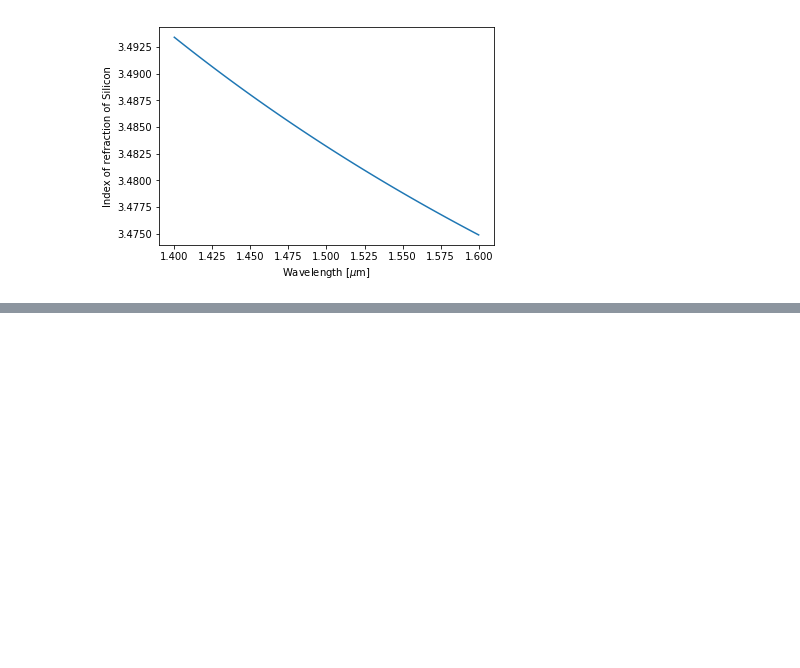
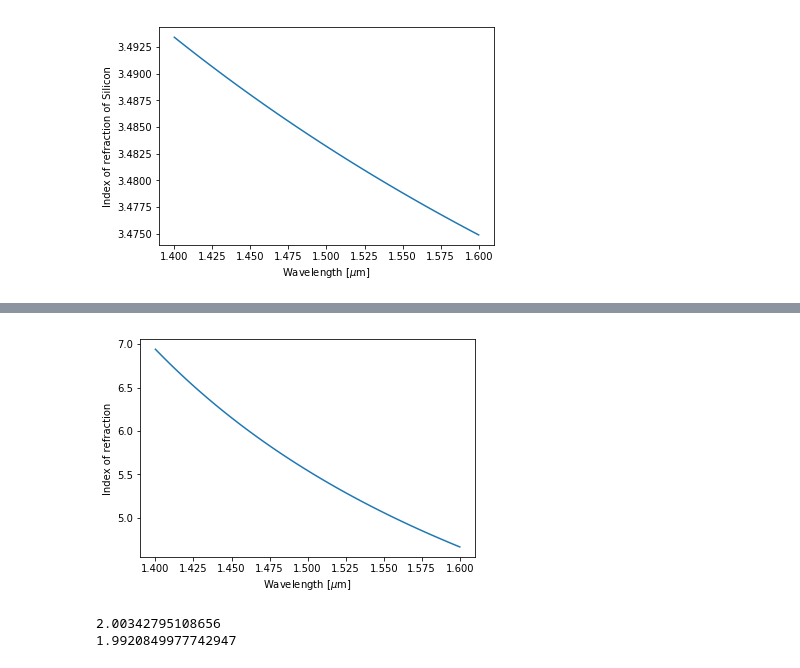
Before and after one commit to dnrobin/awg-python, a Jupyter notebook: Example_Basic.ipynb, the cells around one changed output, grey strips where cells are left out. Saved outputs shown, nothing was run; the diff lists cells and outputs as text; code cells hidden in the pictures; blank space fills up the shorter version.

```diff
--- a/Example_Basic.ipynb
+++ b/Example_Basic.ipynb
@@ -41,0 +90,16 @@ TypeError: only length-1 arrays can be converted to Python scalars
+# %%
+fig,ax = plt.subplots()
+n,lmbda = myMaterial.groupDispersion(1.4,1.6)
+ax.plot(lmbda,n)
+ax.set_xlabel("Wavelength [$\mu$m]")
+ax.set_ylabel("Index of refraction")
+plt.show()
+# %% [output]
+[figure, added]
+# %%
+myMaterial = Material(Si3N4)
+print(myMaterial.index(1.3))
+print(myMaterial.index(1.7))
+# %% [output]
+2.00342795108656
+1.9920849977742947
```
Also changed, not shown: parts of 15 cells of this notebook, 5 other files.
